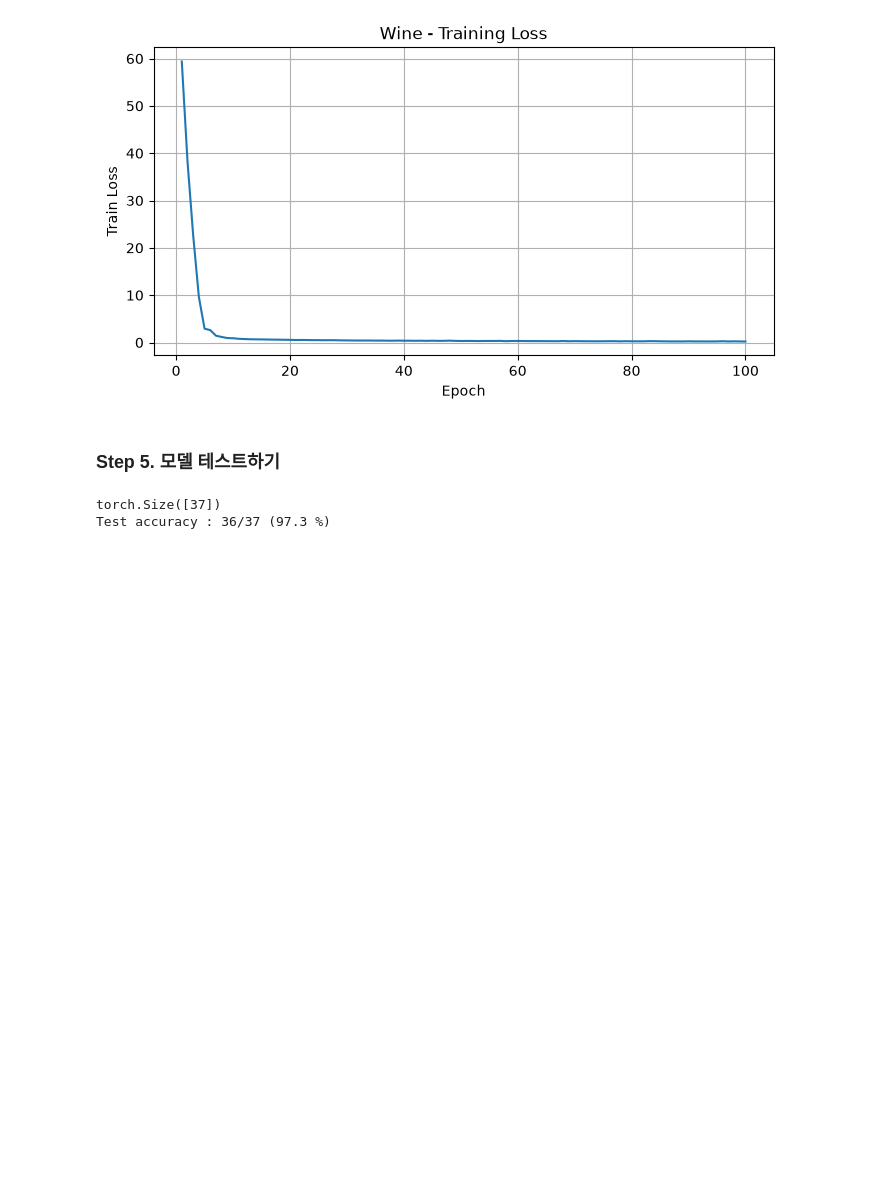
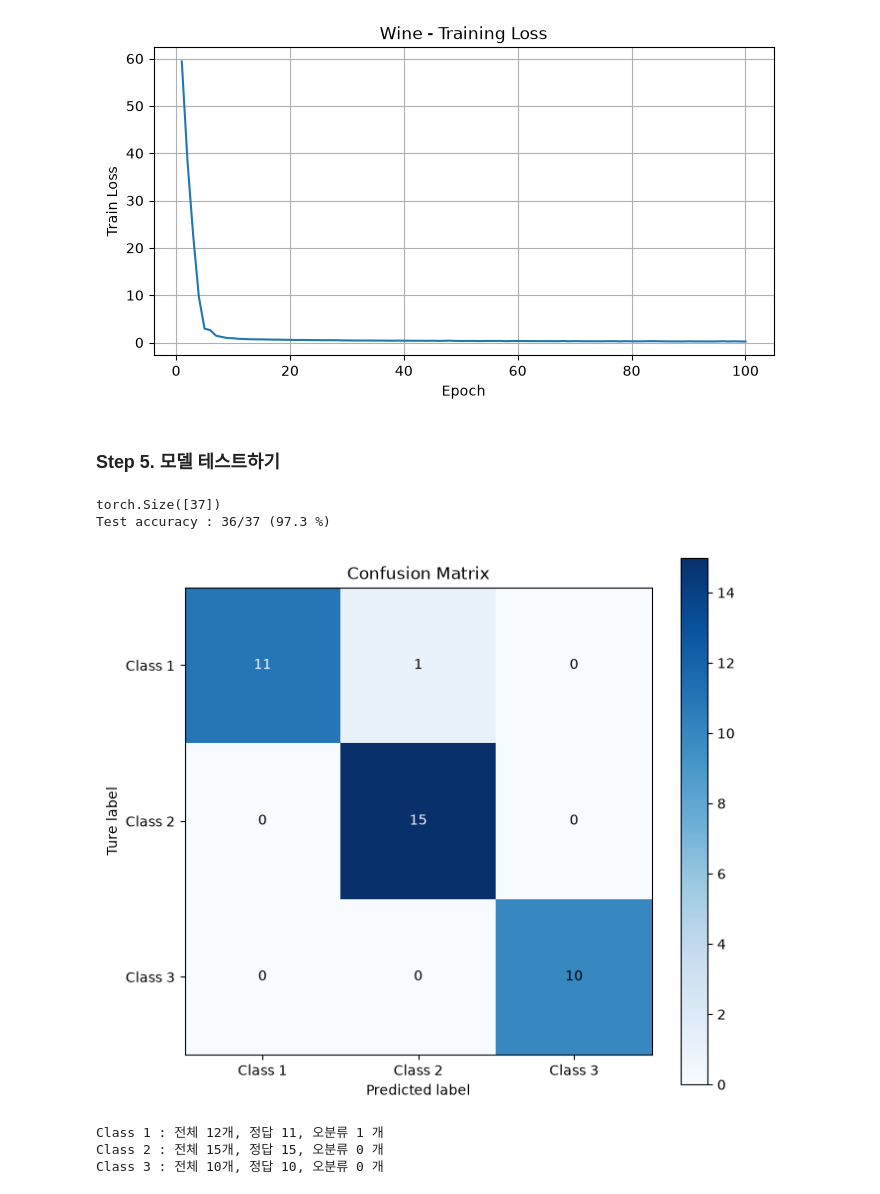
Before and after one commit to star980406/PyTorch, a Jupyter notebook: 04.multiclass/01.multiclass_Wine (1).ipynb, the cells around one changed output. Drawn from its saved outputs; the diff is of its cells as text; code cells hidden in the pictures; blank space fills up the shorter version.

```diff
--- a/04.multiclass/01.multiclass_Wine (1).ipynb
+++ b/04.multiclass/01.multiclass_Wine (1).ipynb
@@ -233,3 +233,44 @@ print(f'Test accuracy : {correct}/{total} ({accuracy:.1f} %)')
 # %% [output]
 torch.Size([37])
 Test accuracy : 36/37 (97.3 %)
+# %%
+N_CLASS = 3
+
+confusion = torch.bincount(
+            N_CLASS * y_true + y_pred,
+            minlength=N_CLASS**2
+            ).reshape(N_CLASS, N_CLASS).numpy()
+
+class_name = ['Class 1', 'Class 2', 'Class 3']
+
+plt.figure(figsize = (7, 6))
+plt.imshow(confusion, cmap='Blues')
+plt.title('Confusion Matrix')
+plt.colorbar()
+
+for i in range(N_CLASS) :
+    for j in range(N_CLASS):
+        plt.text(j, i, confusion[i,j], ha='center', va='center',
+                color='white'
+                if confusion[i,j] > confusion.max() / 1.5
+                else 'black'
+                )
+
+plt.xticks(range(N_CLASS), class_name)
+plt.yticks(range(N_CLASS), class_name)
+plt.xlabel('Predicted label')
+plt.ylabel('Ture label')
+plt.tight_layout()
+# %% [output]
+[figure, added]
+# %%
+# 클래스별 정답 개수와 오분류 개수
+for i, name in enumerate(class_name):
+    total_count = int(confusion[i].sum())
+    true_count = int(confusion[i,i])
+    wrong_count = total_count - true_count
+    print(f'{name} : 전체 {total_count}개, 정답 {true_count}, 오분류 {wrong_count} 개')
+# %% [output]
+Class 1 : 전체 12개, 정답 11, 오분류 1 개
+Class 2 : 전체 15개, 정답 15, 오분류 0 개
+Class 3 : 전체 10개, 정답 10, 오분류 0 개
```
Also changed, not shown: 3 other files.
